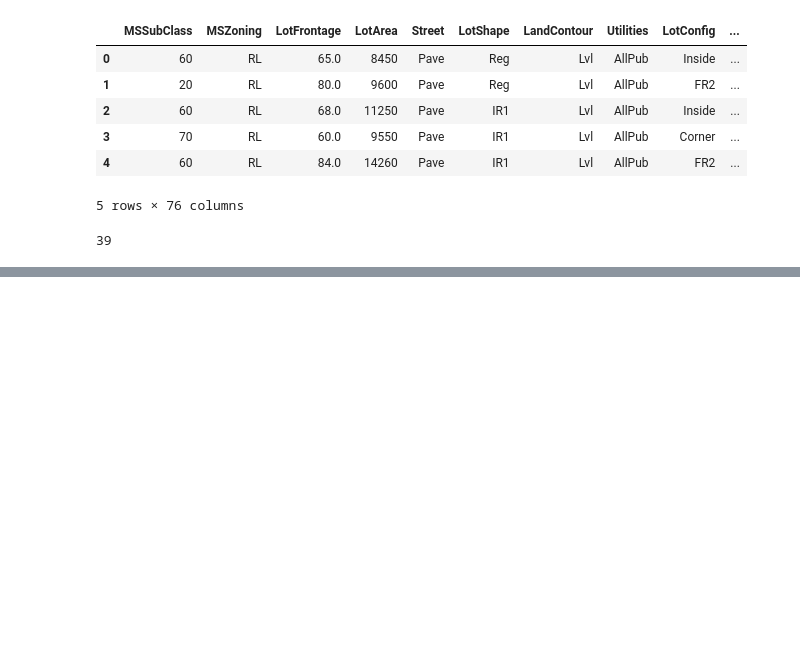
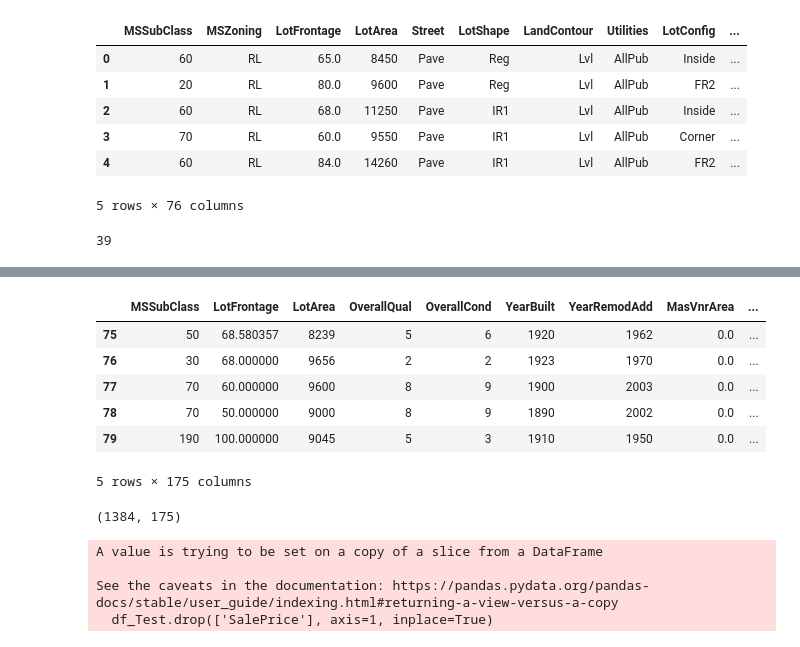
Before and after one commit to Flychuban/House-Price-Prediction, a Jupyter notebook: HousePricePredictionTrain.ipynb, the cells around one changed output, grey strips where cells are left out. Cells and saved outputs as stored; diff of their text form; code cells hidden in the pictures; blank space fills up the shorter version.

```diff
--- a/HousePricePredictionTrain.ipynb
+++ b/HousePricePredictionTrain.ipynb
@@ -150,0 +210,21 @@ final_df=pd.concat([df,test_df],axis=0)
+# %%
+df_Test.head()
+# %% [output]
+|  | MSSubClass | LotFrontage | LotArea | OverallQual | OverallCond | YearBuilt | YearRemodAdd | MasVnrArea | ... |
+| 75 | 50 | 68.580357 | 8239 | 5 | 6 | 1920 | 1962 | 0.0 | ... |
+| 76 | 30 | 68.000000 | 9656 | 2 | 2 | 1923 | 1970 | 0.0 | ... |
+| 77 | 70 | 60.000000 | 9600 | 8 | 9 | 1900 | 2003 | 0.0 | ... |
+| 78 | 70 | 50.000000 | 9000 | 8 | 9 | 1890 | 2002 | 0.0 | ... |
+| 79 | 190 | 100.000000 | 9045 | 5 | 3 | 1910 | 1950 | 0.0 | ... |
+5 rows × 175 columns
+# %%
+df_Test.shape
+# %% [output]
+(1384, 175)
+# %%
+df_Test.drop(['SalePrice'], axis=1, inplace=True)
+# %% [output]
+A value is trying to be set on a copy of a slice from a DataFrame
+
+See the caveats in the documentation: https://pandas.pydata.org/pandas-docs/stable/user_guide/indexing.html#returning-a-view-versus-a-copy
+  df_Test.drop(['SalePrice'], axis=1, inplace=True)
```
Also changed, not shown: parts of 8 cells of this notebook.
